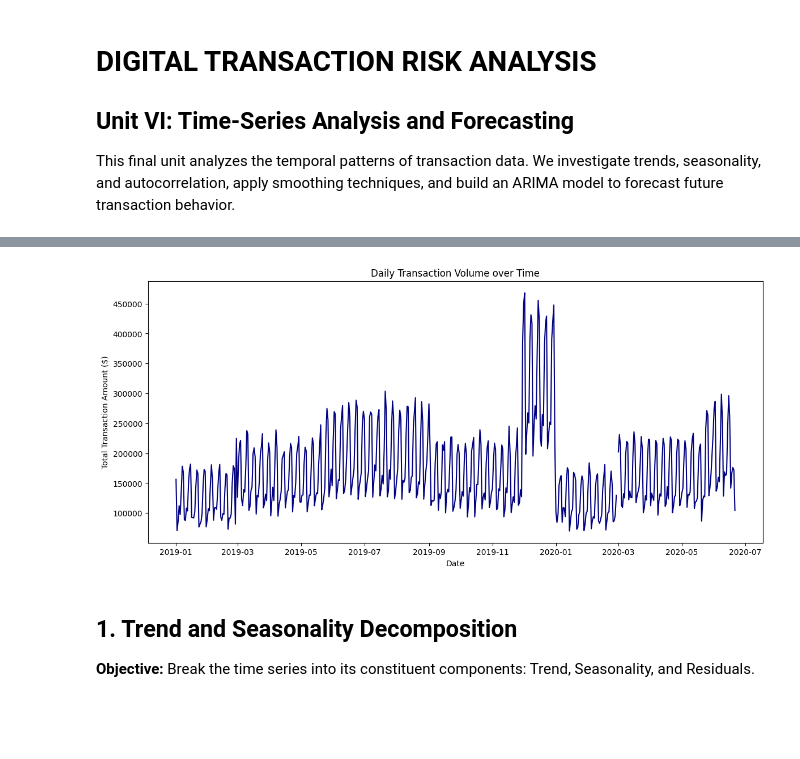
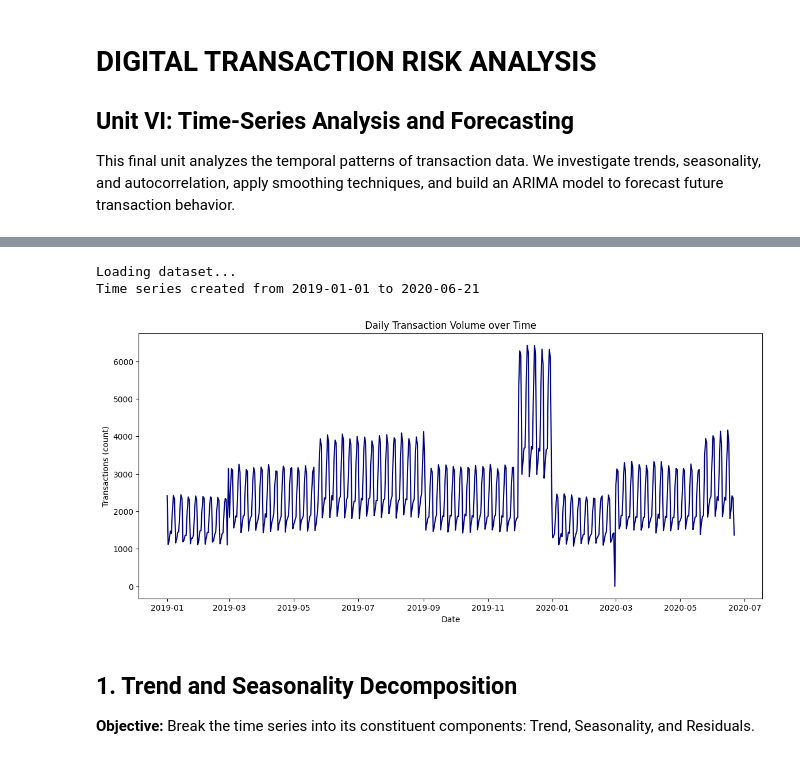
Before and after one commit to ShubhangiDimri/Digital-Transaction-Risk-Analysis, a Jupyter notebook: Unit6_Time_Series_Analysis.ipynb, the cells around one changed output, grey strips where cells are left out. Saved outputs shown, nothing was run; the diff lists cells and outputs as text; code cells hidden in the pictures; blank space fills up the shorter version.

```diff
--- a/Unit6_Time_Series_Analysis.ipynb
+++ b/Unit6_Time_Series_Analysis.ipynb
@@ -43,17 +43,22 @@ from statsmodels.tsa.arima.model import ARIMA
 print("Loading dataset...")
 df = pd.read_csv('fraudTrain.csv')
 
-# Convert to datetime and aggregate by day
+# Convert to datetime and aggregate transaction VOLUME by day (count of transactions)
 df['trans_date_trans_time'] = pd.to_datetime(df['trans_date_trans_time'])
-ts_daily = df.groupby(df['trans_date_trans_time'].dt.date)['amt'].sum()
-ts_daily.index = pd.to_datetime(ts_daily.index)
-ts_daily = ts_daily.asfreq('D') # Ensure daily frequency
 
-print(f"Time series created from {ts_daily.index.min()} to {ts_daily.index.max()}")
+ts_daily = (
+    df.set_index('trans_date_trans_time')
+      .sort_index()
+      .resample('D')
+      .size()
+      .asfreq('D', fill_value=0)
+)
+
+print(f"Time series created from {ts_daily.index.min().date()} to {ts_daily.index.max().date()}")
 plt.figure(figsize=(14, 6))
 plt.plot(ts_daily, color='navy')
 plt.title('Daily Transaction Volume over Time')
 plt.xlabel('Date')
-plt.ylabel('Total Transaction Amount ($)')
+plt.ylabel('Transactions (count)')
 plt.show()
 # %% [output]
@@ -62,4 +66,6 @@ Time series created from 2019-01-01 00:00:00 to 2020-06-21 00:00:00
+Loading dataset...
+Time series created from 2019-01-01 to 2020-06-21
-[figure, old version]
+[figure, new version]
 # %% [markdown]
 ## 1. Trend and Seasonality Decomposition
 **Objective:** Break the time series into its constituent components: Trend, Seasonality, and Residuals.
```
Also changed, not shown: parts of 6 cells of this notebook.
